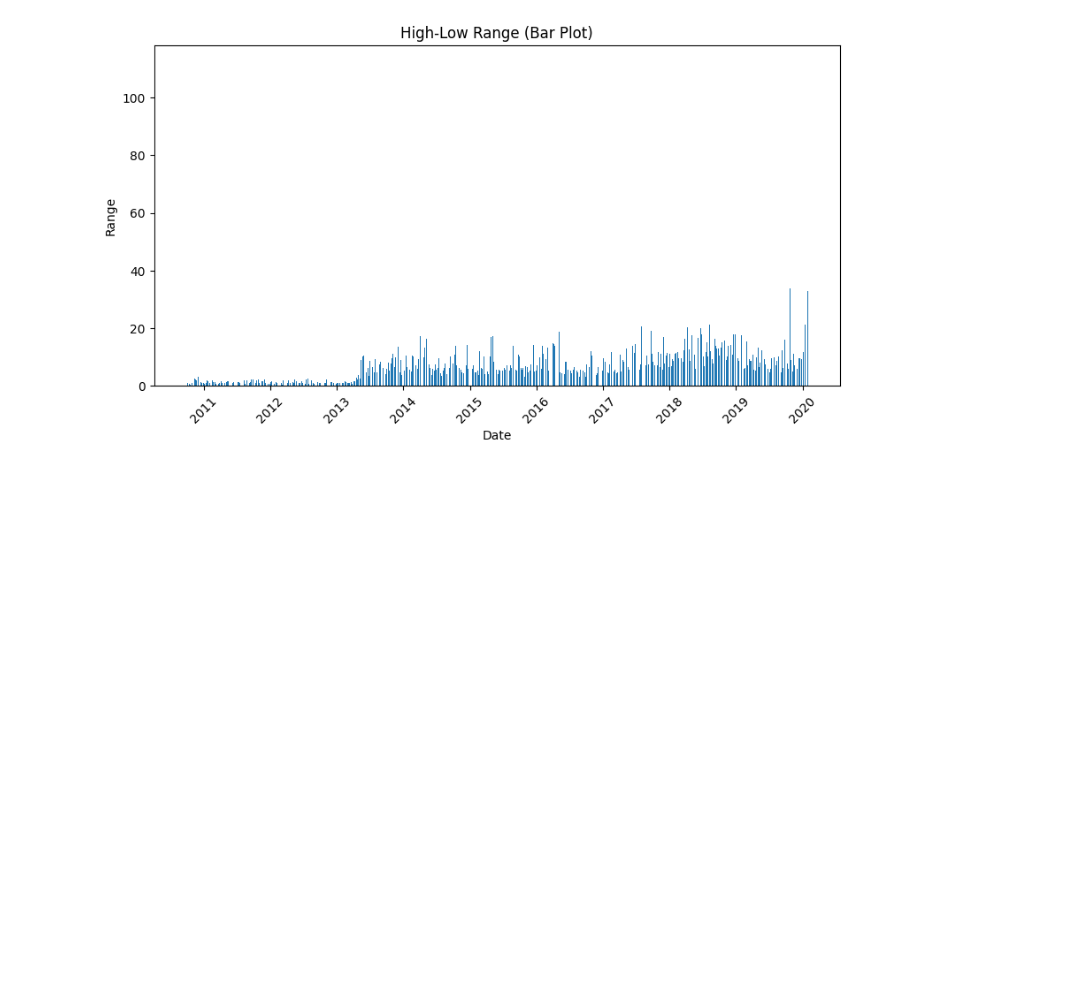
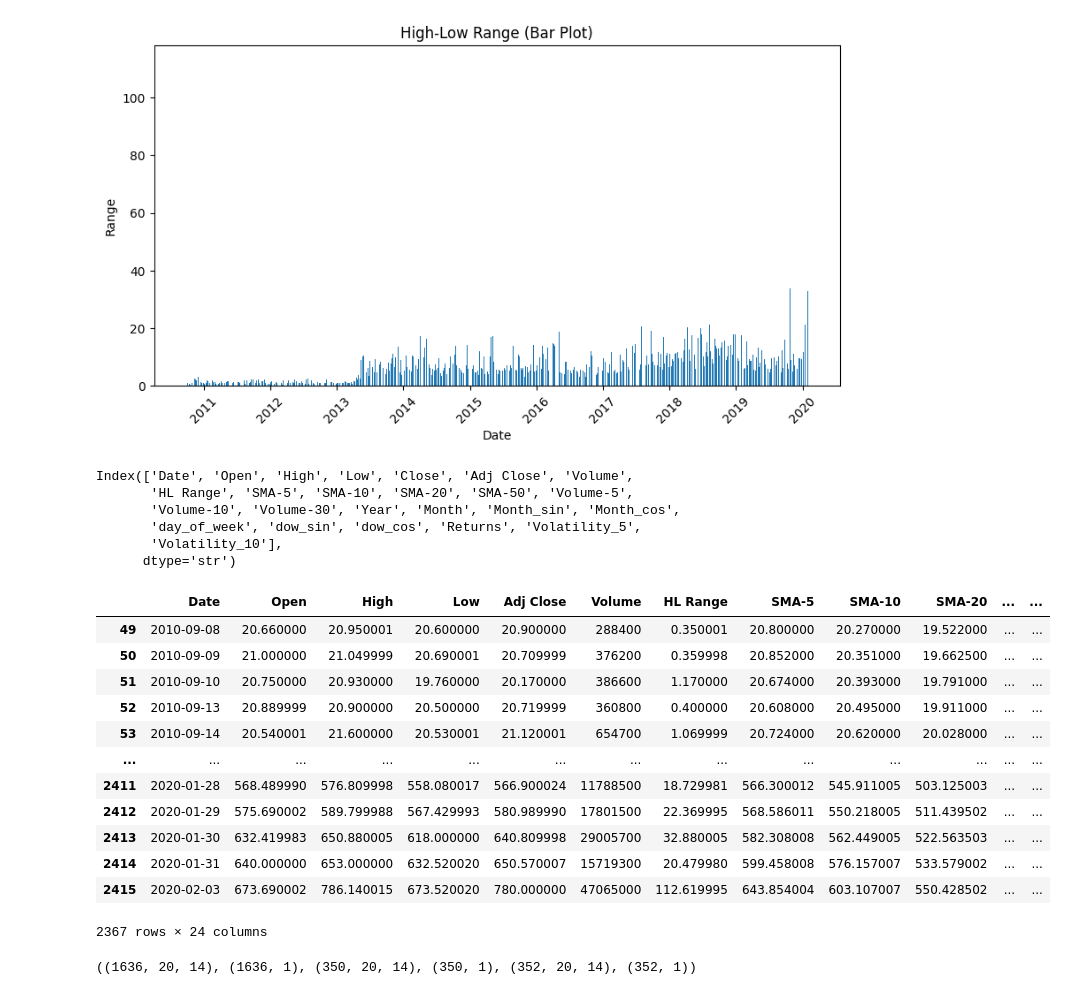
Before and after one commit to vijais0604-cloud/Tesla-stock-prediction, a Jupyter notebook: Tesla stock prediction.ipynb, the cells around one changed output. Saved outputs shown, nothing was run; the diff lists cells and outputs as text; code cells hidden in the pictures; blank space fills up the shorter version.

```diff
--- a/Tesla stock prediction.ipynb
+++ b/Tesla stock prediction.ipynb
@@ -195,3 +198,28 @@ plt.xticks(rotation=45)
 plt.show()
 # %% [output]
 [figure]
+# %%
+df.columns
+# %% [output]
+Index(['Date', 'Open', 'High', 'Low', 'Close', 'Adj Close', 'Volume',
+       'HL Range', 'SMA-5', 'SMA-10', 'SMA-20', 'SMA-50', 'Volume-5',
+       'Volume-10', 'Volume-30', 'Year', 'Month', 'Month_sin', 'Month_cos',
+       'day_of_week', 'dow_sin', 'dow_cos', 'Returns', 'Volatility_5',
+       'Volatility_10'],
+      dtype='str')
+# %%
+df.drop(columns=["Close"])
+# %% [output]
+|  | Date | Open | High | Low | Adj Close | Volume | HL Range | SMA-5 | SMA-10 | SMA-20 | ... | ... |
+| 49 | 2010-09-08 | 20.660000 | 20.950001 | 20.600000 | 20.900000 | 288400 | 0.350001 | 20.800000 | 20.270000 | 19.522000 | ... | ... |
+| 50 | 2010-09-09 | 21.000000 | 21.049999 | 20.690001 | 20.709999 | 376200 | 0.359998 | 20.852000 | 20.351000 | 19.662500 | ... | ... |
+| 51 | 2010-09-10 | 20.750000 | 20.930000 | 19.760000 | 20.170000 | 386600 | 1.170000 | 20.674000 | 20.393000 | 19.791000 | ... | ... |
+| 52 | 2010-09-13 | 20.889999 | 20.900000 | 20.500000 | 20.719999 | 360800 | 0.400000 | 20.608000 | 20.495000 | 19.911000 | ... | ... |
+| 53 | 2010-09-14 | 20.540001 | 21.600000 | 20.530001 | 21.120001 | 654700 | 1.069999 | 20.724000 | 20.620000 | 20.028000 | ... | ... |
+| ... | ... | ... | ... | ... | ... | ... | ... | ... | ... | ... | ... | ... |
+| 2411 | 2020-01-28 | 568.489990 | 576.809998 | 558.080017 | 566.900024 | 11788500 | 18.729981 | 566.300012 | 545.911005 | 503.125003 | ... | ... |
+| 2412 | 2020-01-29 | 575.690002 | 589.799988 | 567.429993 | 580.989990 | 17801500 | 22.369995 | 568.586011 | 550.218005 | 511.439502 | ... | ... |
+| 2413 | 2020-01-30 | 632.419983 | 650.880005 | 618.000000 | 640.809998 | 29005700 | 32.880005 | 582.308008 | 562.449005 | 522.563503 | ... | ... |
+| 2414 | 2020-01-31 | 640.000000 | 653.000000 | 632.520020 | 650.570007 | 15719300 | 20.479980 | 599.458008 | 576.157007 | 533.579002 | ... | ... |
+| 2415 | 2020-02-03 | 673.690002 | 786.140015 | 673.520020 | 780.000000 | 47065000 | 112.619995 | 643.854004 | 603.107007 | 550.428502 | ... | ... |
+2367 rows × 24 columns
@@ -197,0 +278,4 @@ plt.show()
+# %%
+X_train.shape, y_train.shape, X_val.shape, y_val.shape, X_test.shape, y_test.shape
+# %% [output]
+((1636, 20, 14), (1636, 1), (350, 20, 14), (350, 1), (352, 20, 14), (352, 1))
```
Also changed, not shown: parts of 38 cells of this notebook, 46 other files.
